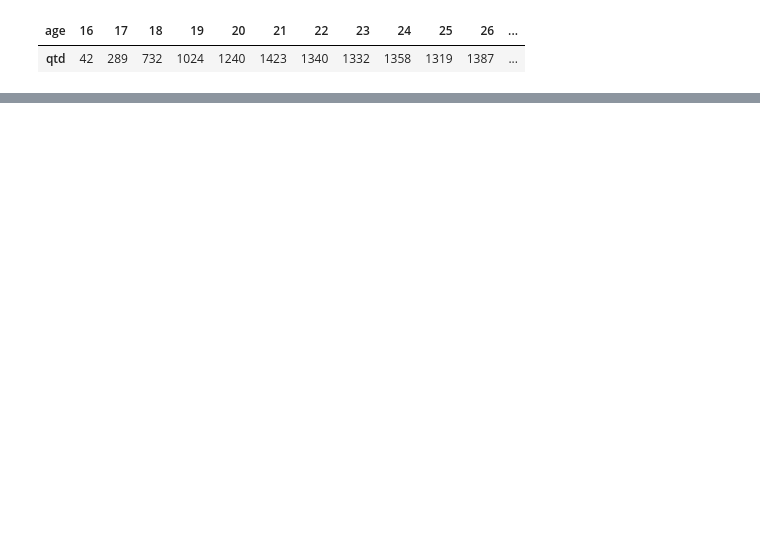
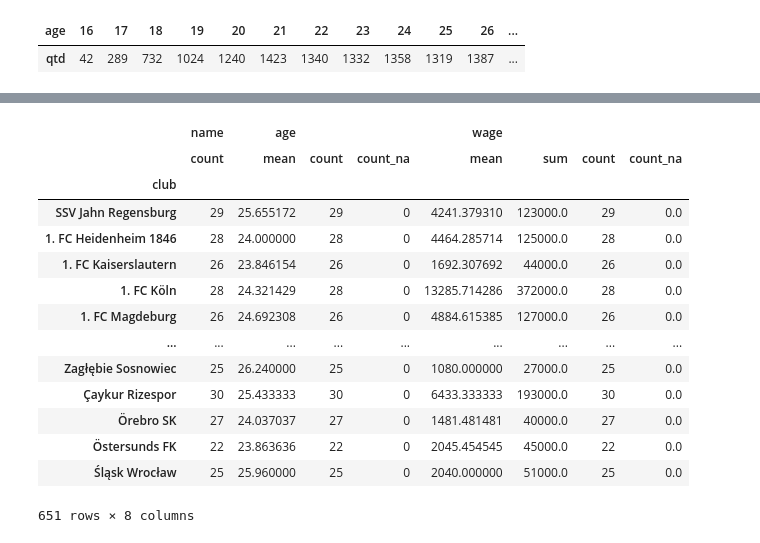
Before and after one commit to MarioPrado1148/DSWP_aluno, a Jupyter notebook: Notebooks/2020-10-13 NB10_01__Pandas - exercício 9.ipynb, the cells around one changed output, grey strips where cells are left out. Drawn from its saved outputs; the diff is of its cells as text; code cells hidden in the pictures; blank space fills up the shorter version.

```diff
--- a/Notebooks/2020-10-13 NB10_01__Pandas - exercício 9.ipynb
+++ b/Notebooks/2020-10-13 NB10_01__Pandas - exercício 9.ipynb
@@ -394,0 +614,4 @@ array(['FC Barcelona', 'Juventus', 'Paris Saint-Germain',
+# %%
+# menores e maiores médias de idades de jogadores por clube
+sr = df_fifa.groupby('club')['age'].mean()
+display(sr.nsmallest(5) , Markdown('<br/>'), sr.nlargest(5))
@@ -394,0 +697,28 @@ array(['FC Barcelona', 'Juventus', 'Paris Saint-Germain',
+# %%
+# todas agregações por clube
+
+def count_na(sr):
+  return int(sr.isna().sum())
+
+dct_agg = dict(
+    name=['count'],
+    age=['mean', 'count', count_na],
+    wage=['mean', 'sum', 'count', count_na]
+)
+df_fifa.groupby('club').agg(dct_agg)
+# %% [output]
+|  | name | age |  |  | wage |  |  |  |
+|  | count | mean | count | count_na | mean | sum | count | count_na |
+| club |  |  |  |  |  |  |  |  |
+| SSV Jahn Regensburg | 29 | 25.655172 | 29 | 0 | 4241.379310 | 123000.0 | 29 | 0.0 |
+| 1. FC Heidenheim 1846 | 28 | 24.000000 | 28 | 0 | 4464.285714 | 125000.0 | 28 | 0.0 |
+| 1. FC Kaiserslautern | 26 | 23.846154 | 26 | 0 | 1692.307692 | 44000.0 | 26 | 0.0 |
+| 1. FC Köln | 28 | 24.321429 | 28 | 0 | 13285.714286 | 372000.0 | 28 | 0.0 |
+| 1. FC Magdeburg | 26 | 24.692308 | 26 | 0 | 4884.615385 | 127000.0 | 26 | 0.0 |
+| ... | ... | ... | ... | ... | ... | ... | ... | ... |
+| Zagłębie Sosnowiec | 25 | 26.240000 | 25 | 0 | 1080.000000 | 27000.0 | 25 | 0.0 |
+| Çaykur Rizespor | 30 | 25.433333 | 30 | 0 | 6433.333333 | 193000.0 | 30 | 0.0 |
+| Örebro SK | 27 | 24.037037 | 27 | 0 | 1481.481481 | 40000.0 | 27 | 0.0 |
+| Östersunds FK | 22 | 23.863636 | 22 | 0 | 2045.454545 | 45000.0 | 22 | 0.0 |
+| Śląsk Wrocław | 25 | 25.960000 | 25 | 0 | 2040.000000 | 51000.0 | 25 | 0.0 |
+651 rows × 8 columns
```
Also changed, not shown: parts of 40 cells of this notebook.
